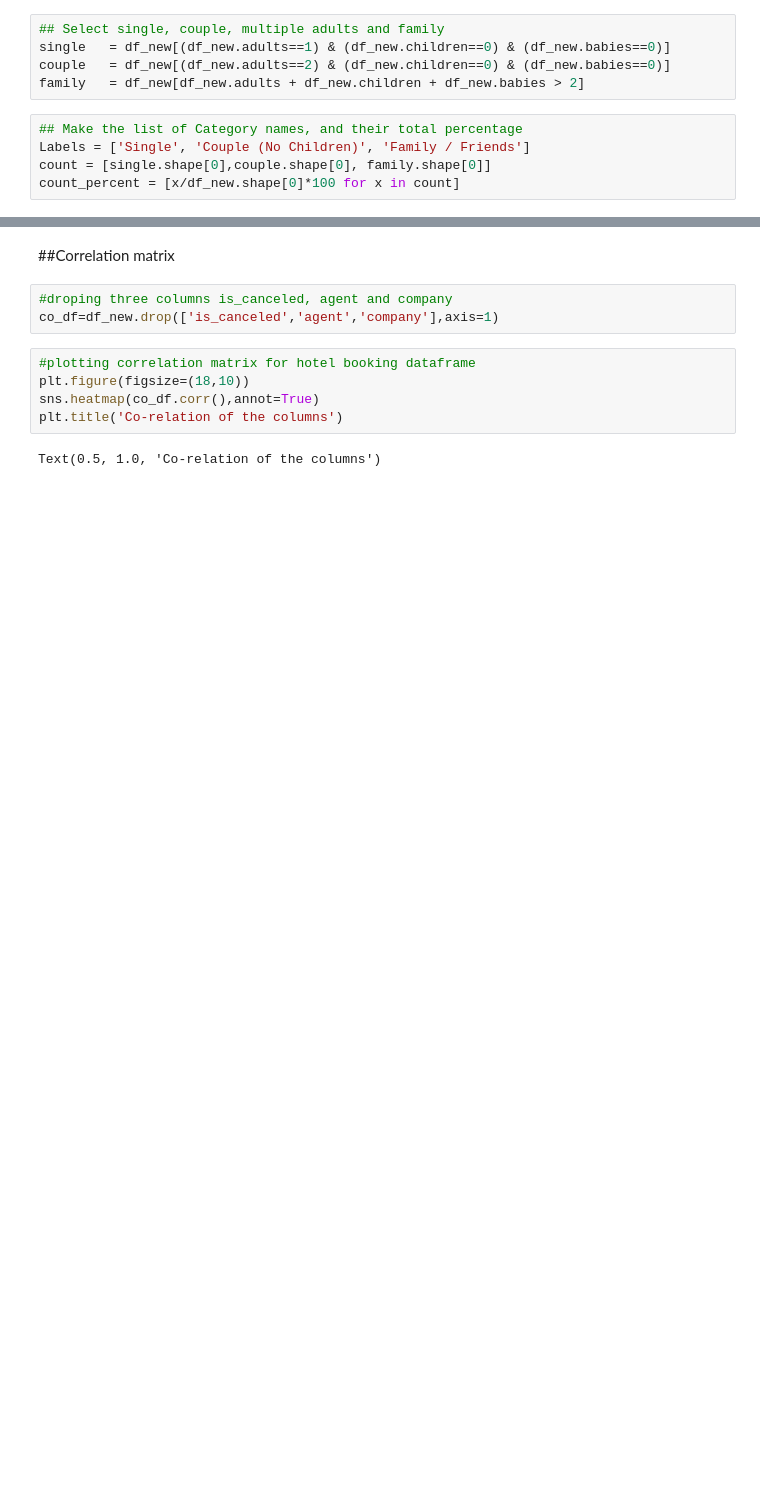
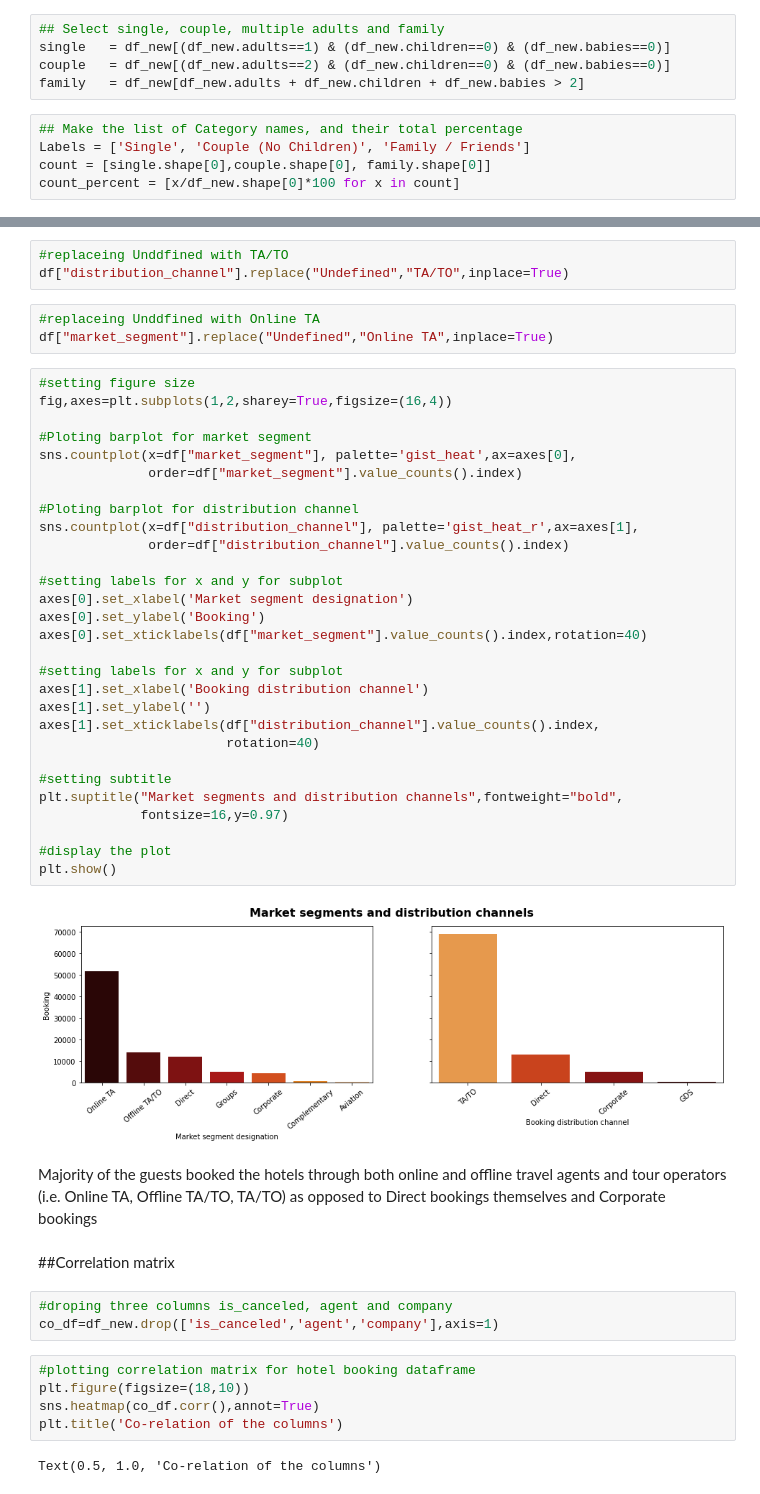
Before and after one commit to rafiddeshmukh/EDA-Hotel_Booking, a Jupyter notebook: Hotel_Booking_Analysis_Capstone_Project.ipynb, the cells around one changed output, grey strips where cells are left out. Cells and saved outputs as stored; diff of their text form; blank space fills up the shorter version.

```diff
--- a/Hotel_Booking_Analysis_Capstone_Project.ipynb
+++ b/Hotel_Booking_Analysis_Capstone_Project.ipynb
@@ -656,3 +776,42 @@ See the caveats in the documentation: https://pandas.pydata.org/pandas-docs/stab
+# %%
+#replaceing Unddfined with TA/TO
+df["distribution_channel"].replace("Undefined","TA/TO",inplace=True)
+# %%
+#replaceing Unddfined with Online TA
+df["market_segment"].replace("Undefined","Online TA",inplace=True)
+# %%
+#setting figure size
+fig,axes=plt.subplots(1,2,sharey=True,figsize=(16,4))
+
+#Ploting barplot for market segment
+sns.countplot(x=df["market_segment"], palette='gist_heat',ax=axes[0],
+              order=df["market_segment"].value_counts().index)
+
+#Ploting barplot for distribution channel
+sns.countplot(x=df["distribution_channel"], palette='gist_heat_r',ax=axes[1],
+              order=df["distribution_channel"].value_counts().index)
+
+#setting labels for x and y for subplot
+axes[0].set_xlabel('Market segment designation')
+axes[0].set_ylabel('Booking')
+axes[0].set_xticklabels(df["market_segment"].value_counts().index,rotation=40)
+
+#setting labels for x and y for subplot
+axes[1].set_xlabel('Booking distribution channel')
+axes[1].set_ylabel('')
+axes[1].set_xticklabels(df["distribution_channel"].value_counts().index,
+                        rotation=40)
+
+#setting subtitle
+plt.suptitle("Market segments and distribution channels",fontweight="bold",
+             fontsize=16,y=0.97)
+
+#display the plot
+plt.show()
+# %% [output]
+[figure, added]
+# %% [markdown]
+Majority of the guests booked the hotels through both online and offline travel agents and tour operators (i.e. Online TA, Offline TA/TO, TA/TO) as opposed to Direct bookings themselves and Corporate bookings
 # %% [markdown]
 ##Correlation matrix
 # %%
```
Also changed, not shown: parts of 25 cells of this notebook.
